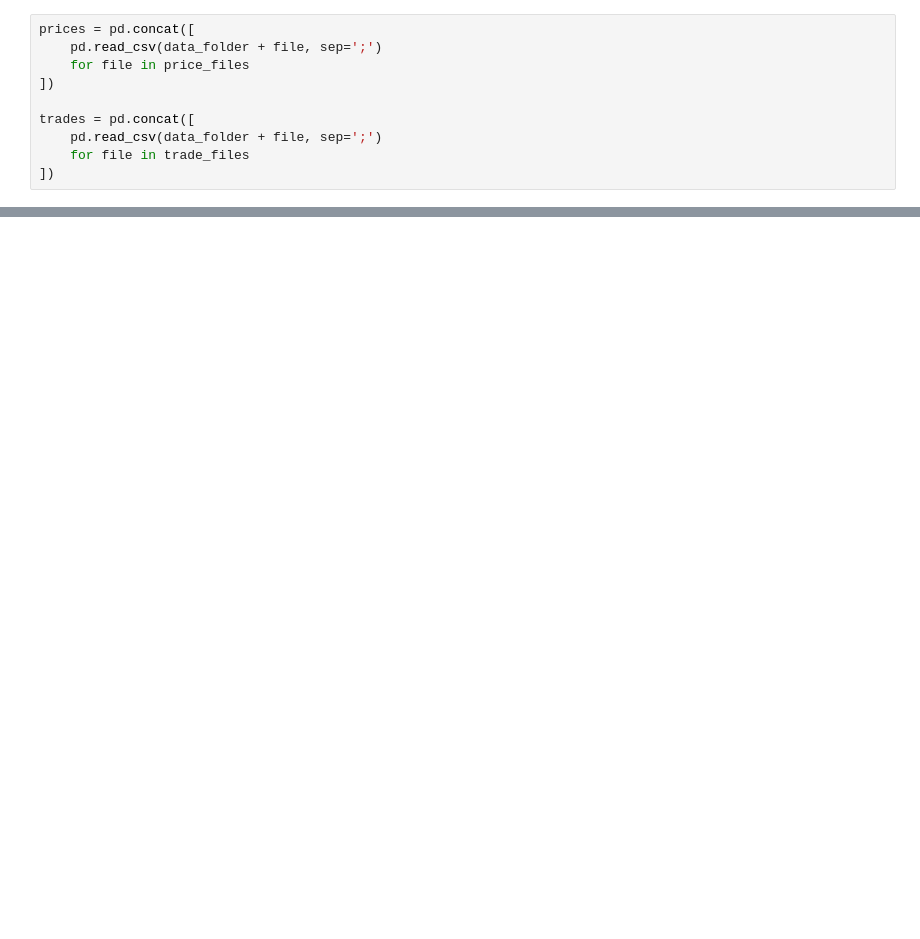
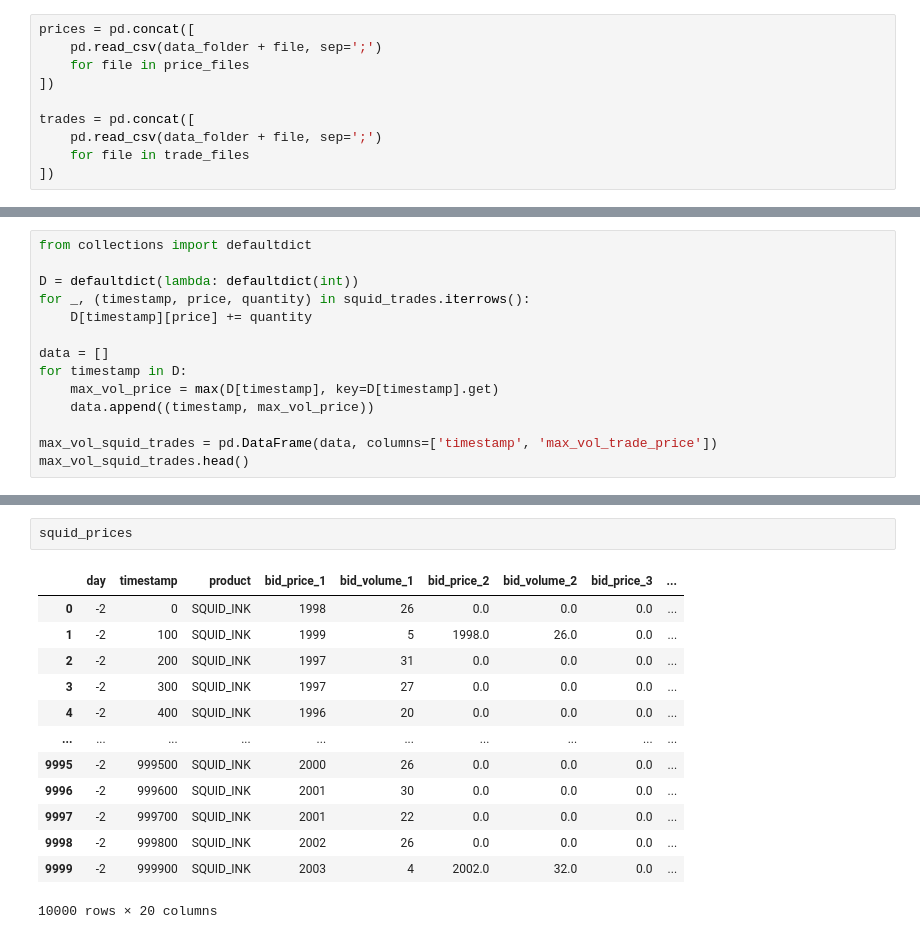
Before and after one commit to absurdusername/imc-prosperity-3, a Jupyter notebook: round1/squid_analysis.ipynb, the cells around one changed output, grey strips where cells are left out. Saved outputs shown, nothing was run; the diff lists cells and outputs as text; blank space fills up the shorter version.

```diff
--- a/round1/squid_analysis.ipynb
+++ b/round1/squid_analysis.ipynb
@@ -232,0 +57,14 @@ Number of observations: 2155
+# %%
+from collections import defaultdict
+
+D = defaultdict(lambda: defaultdict(int))
+for _, (timestamp, price, quantity) in squid_trades.iterrows():
+    D[timestamp][price] += quantity
+
+data = []
+for timestamp in D:
+    max_vol_price = max(D[timestamp], key=D[timestamp].get)
+    data.append((timestamp, max_vol_price))
+
+max_vol_squid_trades = pd.DataFrame(data, columns=['timestamp', 'max_vol_trade_price'])
+max_vol_squid_trades.head()
@@ -232,0 +233,16 @@ Number of observations: 2155
+# %%
+squid_prices
+# %% [output]
+|  | day | timestamp | product | bid_price_1 | bid_volume_1 | bid_price_2 | bid_volume_2 | bid_price_3 | ... |
+| 0 | -2 | 0 | SQUID_INK | 1998 | 26 | 0.0 | 0.0 | 0.0 | ... |
+| 1 | -2 | 100 | SQUID_INK | 1999 | 5 | 1998.0 | 26.0 | 0.0 | ... |
+| 2 | -2 | 200 | SQUID_INK | 1997 | 31 | 0.0 | 0.0 | 0.0 | ... |
+| 3 | -2 | 300 | SQUID_INK | 1997 | 27 | 0.0 | 0.0 | 0.0 | ... |
+| 4 | -2 | 400 | SQUID_INK | 1996 | 20 | 0.0 | 0.0 | 0.0 | ... |
+| ... | ... | ... | ... | ... | ... | ... | ... | ... | ... |
+| 9995 | -2 | 999500 | SQUID_INK | 2000 | 26 | 0.0 | 0.0 | 0.0 | ... |
+| 9996 | -2 | 999600 | SQUID_INK | 2001 | 30 | 0.0 | 0.0 | 0.0 | ... |
+| 9997 | -2 | 999700 | SQUID_INK | 2001 | 22 | 0.0 | 0.0 | 0.0 | ... |
+| 9998 | -2 | 999800 | SQUID_INK | 2002 | 26 | 0.0 | 0.0 | 0.0 | ... |
+| 9999 | -2 | 999900 | SQUID_INK | 2003 | 4 | 2002.0 | 32.0 | 0.0 | ... |
+10000 rows × 20 columns
```
Also changed, not shown: parts of 32 cells of this notebook, 10 other files.
